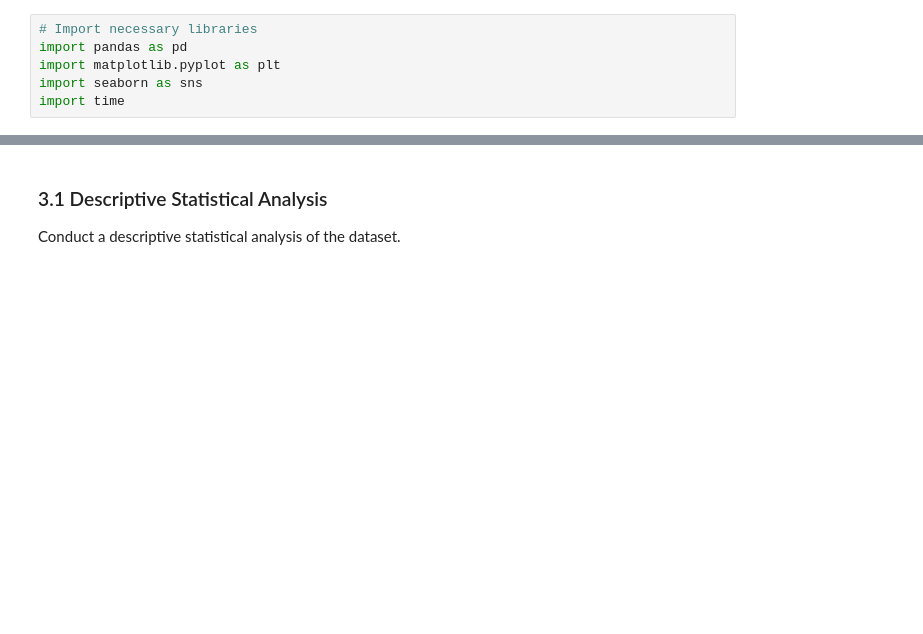
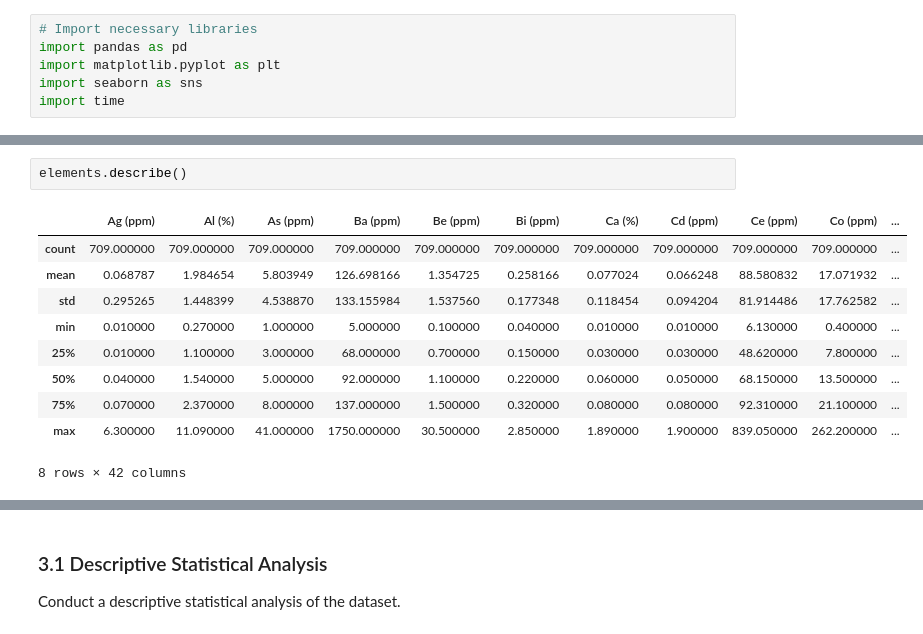
Before and after one commit to rodreras/StreamSamples_ML, a Jupyter notebook: milestone1/03_statistical_exploration.ipynb, the cells around one changed output, grey strips where cells are left out. Drawn from its saved outputs; the diff is of its cells as text; blank space fills up the shorter version.

```diff
--- a/milestone1/03_statistical_exploration.ipynb
+++ b/milestone1/03_statistical_exploration.ipynb
@@ -21,0 +31,13 @@ df.head()
+# %%
+elements.describe()
+# %% [output]
+|  | Ag (ppm) | Al (%) | As (ppm) | Ba (ppm) | Be (ppm) | Bi (ppm) | Ca (%) | Cd (ppm) | Ce (ppm) | Co (ppm) | ... |
+| count | 709.000000 | 709.000000 | 709.000000 | 709.000000 | 709.000000 | 709.000000 | 709.000000 | 709.000000 | 709.000000 | 709.000000 | ... |
+| mean | 0.068787 | 1.984654 | 5.803949 | 126.698166 | 1.354725 | 0.258166 | 0.077024 | 0.066248 | 88.580832 | 17.071932 | ... |
+| std | 0.295265 | 1.448399 | 4.538870 | 133.155984 | 1.537560 | 0.177348 | 0.118454 | 0.094204 | 81.914486 | 17.762582 | ... |
+| min | 0.010000 | 0.270000 | 1.000000 | 5.000000 | 0.100000 | 0.040000 | 0.010000 | 0.010000 | 6.130000 | 0.400000 | ... |
+| 25% | 0.010000 | 1.100000 | 3.000000 | 68.000000 | 0.700000 | 0.150000 | 0.030000 | 0.030000 | 48.620000 | 7.800000 | ... |
+| 50% | 0.040000 | 1.540000 | 5.000000 | 92.000000 | 1.100000 | 0.220000 | 0.060000 | 0.050000 | 68.150000 | 13.500000 | ... |
+| 75% | 0.070000 | 2.370000 | 8.000000 | 137.000000 | 1.500000 | 0.320000 | 0.080000 | 0.080000 | 92.310000 | 21.100000 | ... |
+| max | 6.300000 | 11.090000 | 41.000000 | 1750.000000 | 30.500000 | 2.850000 | 1.890000 | 1.900000 | 839.050000 | 262.200000 | ... |
+8 rows × 42 columns
```
Also changed, not shown: parts of 4 cells of this notebook, 3 other files.
